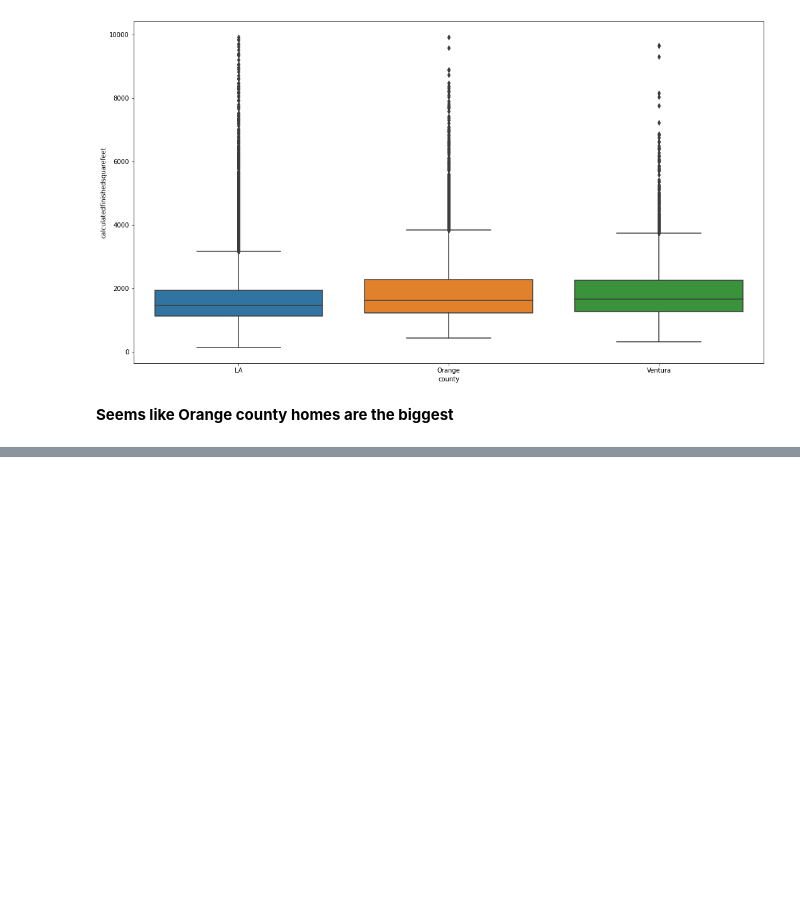
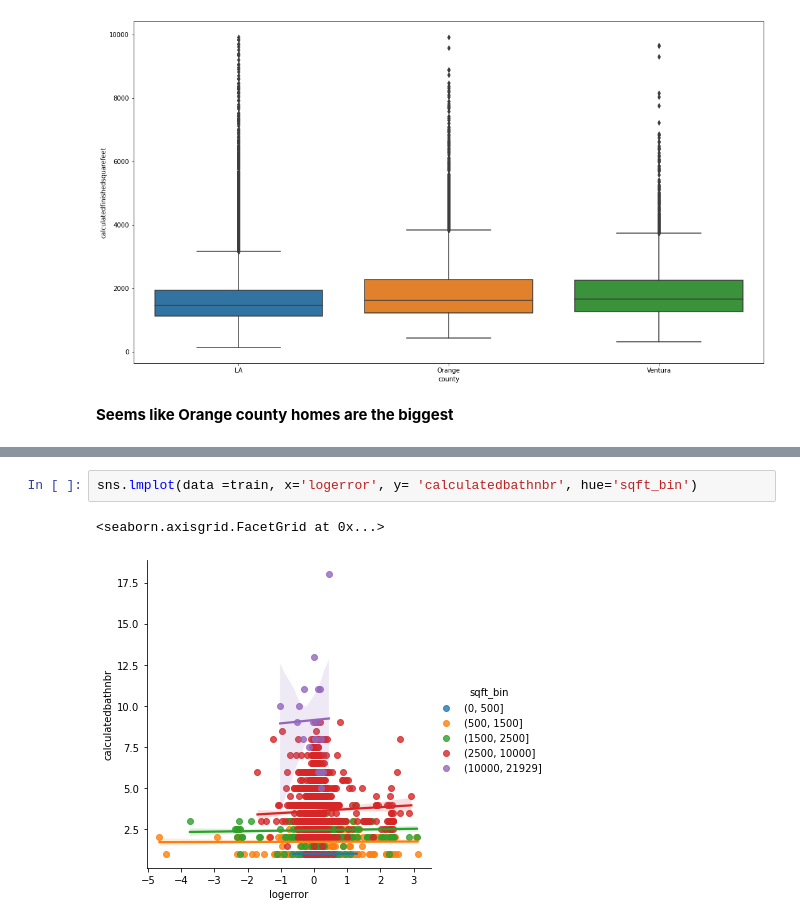
Before and after one commit to markydoug/clustering-exercises, a Jupyter notebook: explore_zillow.ipynb, the cells around one changed output, grey strips where cells are left out. Saved outputs shown, nothing was run; the diff lists cells and outputs as text; blank space fills up the shorter version.

```diff
--- a/explore_zillow.ipynb
+++ b/explore_zillow.ipynb
@@ -91,0 +130,5 @@ sns.boxplot(data=train, x='county', y=train[train.calculatedfinishedsquarefeet <
+# %%
+sns.lmplot(data =train, x='logerror', y= 'calculatedbathnbr', hue='sqft_bin')
+# %% [output]
+<seaborn.axisgrid.FacetGrid at 0x...>
+[figure, added]
```
Also changed, not shown: parts of 8 cells of this notebook.
